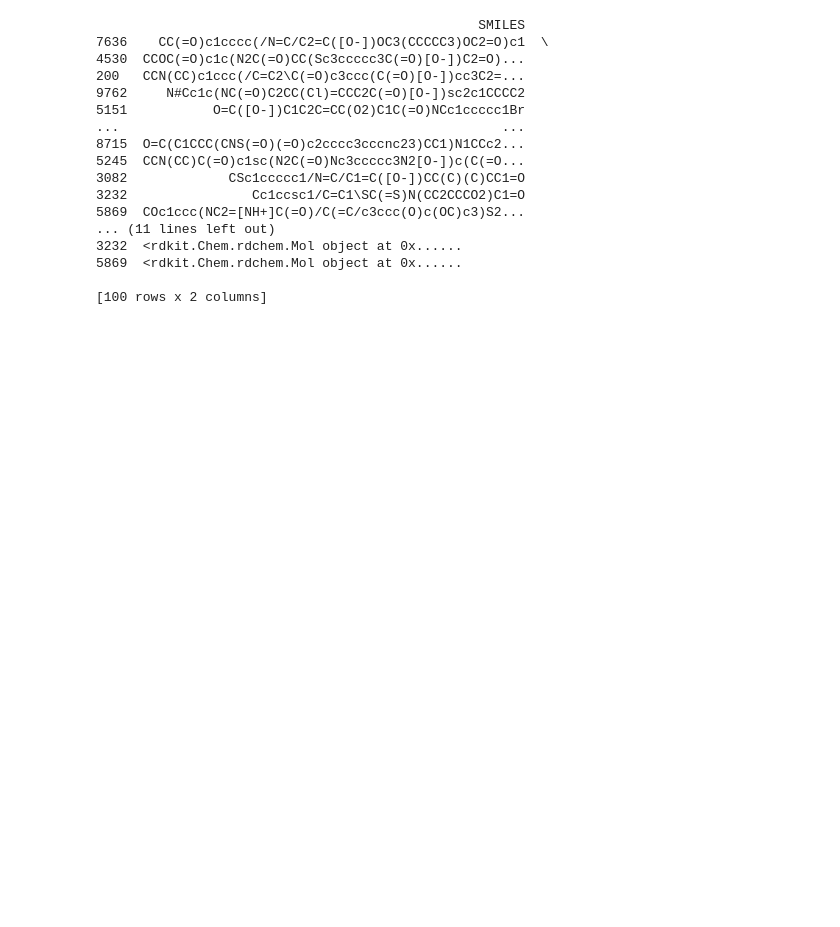
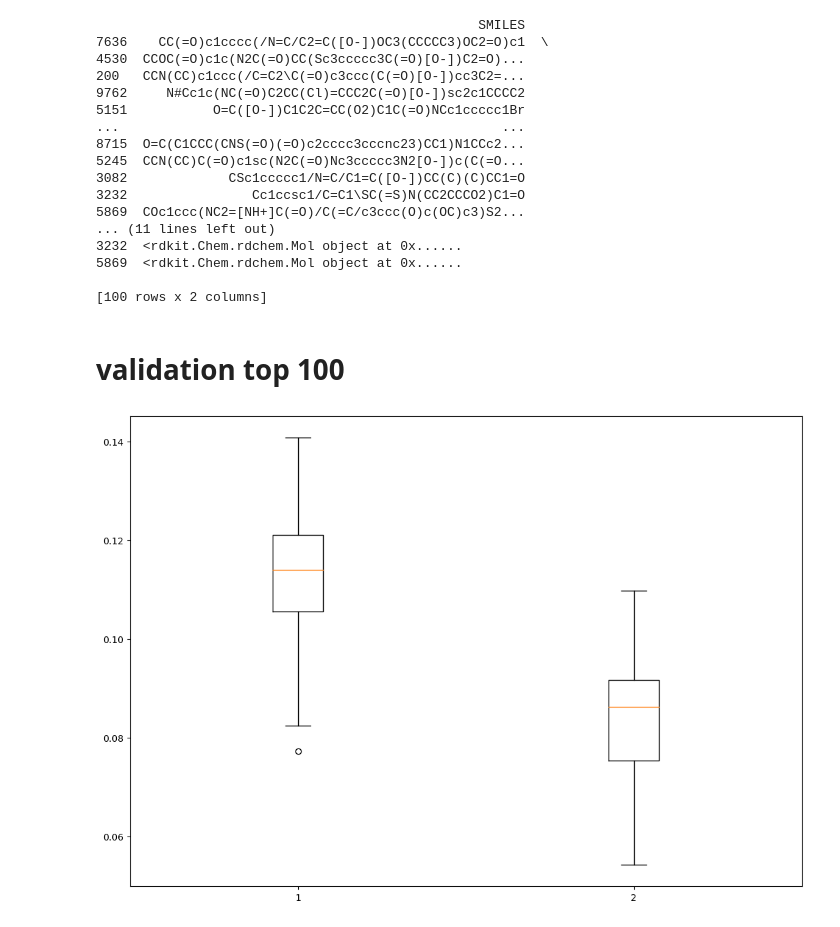
Before and after one commit to Jobs27/AP_groupassignment-, a Jupyter notebook: inhibitor_classifier-models.ipynb, the cells around one changed output. Cells and saved outputs as stored; diff of their text form; code cells hidden in the pictures; blank space fills up the shorter version.

```diff
--- a/inhibitor_classifier-models.ipynb
+++ b/inhibitor_classifier-models.ipynb
@@ -198,8 +196,8 @@ X_train_mor.shape
 # %% [output]
 (1500, 489)
 # %%
- #X_train_mor = np.concatenate((X_train_fp, X_train_mor), axis=1)
-#X_test_mor = np.concatenate((X_test_fp, X_test_mor), axis=1)
+ X_train_mor = np.concatenate((X_train_fp, X_train_mor), axis=1)
+X_test_mor = np.concatenate((X_test_fp, X_test_mor), axis=1)
 # %%
 #create 10 folds
 cv = StratifiedKFold(n_splits=10)
@@ -332,3 +330,35 @@ top100_predicted
 5869  <rdkit.Chem.rdchem.Mol object at 0x......
 
 [100 rows x 2 columns]
+# %% [markdown]
+# validation top 100
+# %%
+def tanimoto_similarity(smiles_df, ref_smiles):
+    PandasTools.AddMoleculeColumnToFrame(smiles_df, smilesCol='SMILES')
+    ref_mol = Chem.MolFromSmiles(ref_smiles)
+    ref_ECFP4_fps = AllChem.GetMorganFingerprintAsBitVect(ref_mol,2)
+    bulk_ECFP4_fps = [AllChem.GetMorganFingerprintAsBitVect(x,3) for x in smiles_df['ROMol']]
+    similarity_efcp4 = [DataStructs.FingerprintSimilarity(ref_ECFP4_fps,x) for x in bulk_ECFP4_fps]
+    return sum(similarity_efcp4)/len(similarity_efcp4)
+# %%
+#look if top 100 resembles inhibitor molecules more than non inhibitor molecules
+smiles_good_inhibitor = df[df['ALDH1_inhibition'] == 1].reset_index()
+smiles_bad_inhibitor = df[df['ALDH1_inhibition'] == 0].reset_index()
+
+similarity_good_inhibitors = [tanimoto_similarity(smiles_good_inhibitor, ref_smile) for ref_smile in top100_predicted['SMILES']]
+similarity_bad_inhibitors = [tanimoto_similarity(smiles_bad_inhibitor, ref_smile) for ref_smile in top100_predicted['SMILES']]
+
+data=[similarity_good_inhibitors,similarity_bad_inhibitors]
+
+
+
+fig = plt.figure(figsize =(10, 7))
+# Creating axes instance
+ax = fig.add_axes([0, 0, 1, 1])
+# Creating plot
+bp = ax.boxplot(data)
+
+# show plot
+plt.show()
+# %% [output]
+[figure, added]
```
Also changed, not shown: parts of 14 cells of this notebook.
